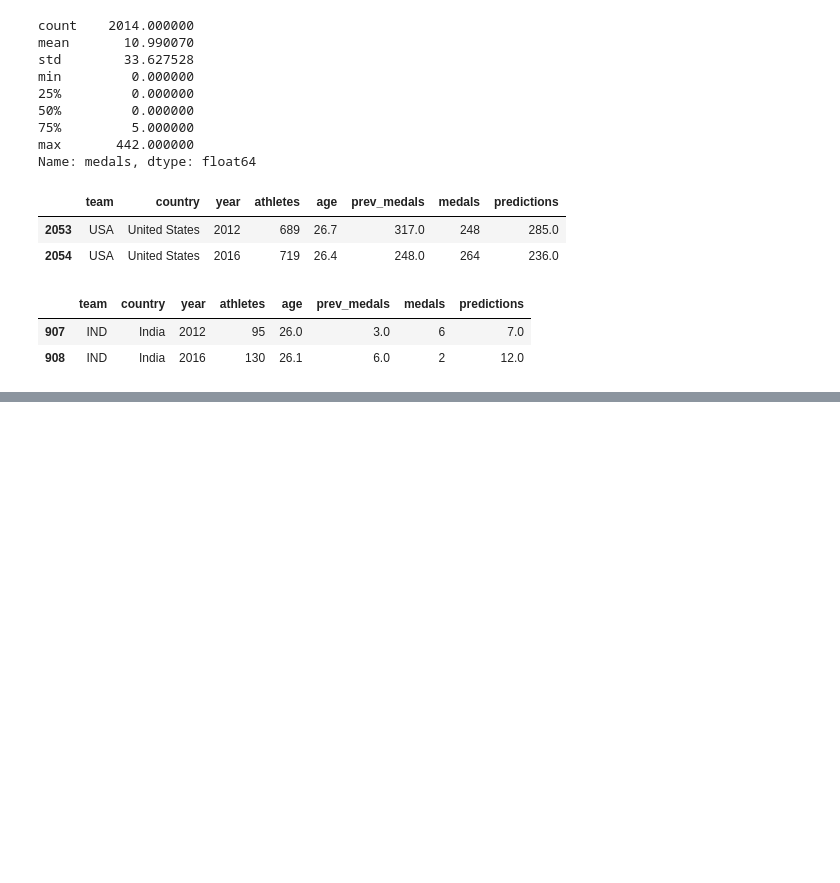
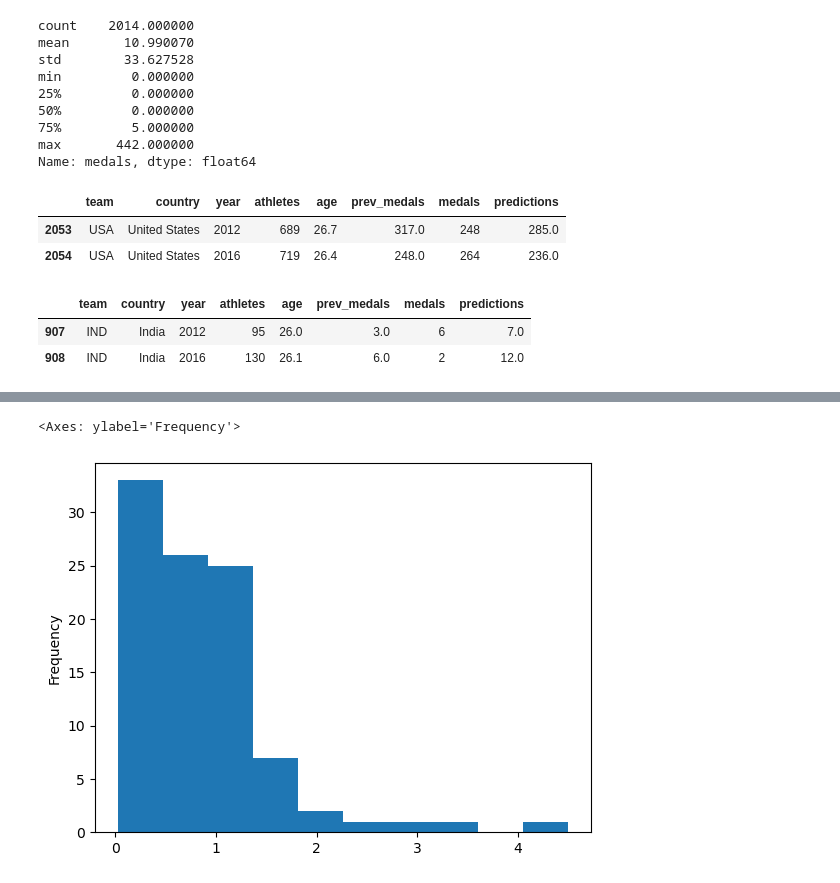
Before and after one commit to lillianargang/olympicml, a Jupyter notebook: notebooks/olympicsml.ipynb, the cells around one changed output, grey strips where cells are left out. Saved outputs shown, nothing was run; the diff lists cells and outputs as text; code cells hidden in the pictures; blank space fills up the shorter version.

```diff
--- a/notebooks/olympicsml.ipynb
+++ b/notebooks/olympicsml.ipynb
@@ -261,0 +280,2 @@ test[test['team'] == 'IND']
+# %%
+error_by_team = errors.groupby(test['team']).mean() # group by team, calculate mean absolute error by team
@@ -261,0 +298,4 @@ test[test['team'] == 'IND']
+# %%
+medals_by_team = test['medals'].groupby(test['team']).mean() # the average medals (from test) grouped by team (from test)
+# %%
+error_ratio = error_by_team / medals_by_team # this is finding the ratio of error to medals by team
@@ -261,0 +408,3 @@ test[test['team'] == 'IND']
+# %%
+# import numpy to handle inf values
+error_ratio_clean = error_ratio[np.isfinite(error_ratio) & ~pd.isnull(error_ratio)]
@@ -261,0 +427,5 @@ test[test['team'] == 'IND']
+# %%
+error_ratio_clean.plot.hist()
+# %% [output]
+<Axes: ylabel='Frequency'>
+[figure, added]
```
Also changed, not shown: parts of 17 cells of this notebook.
